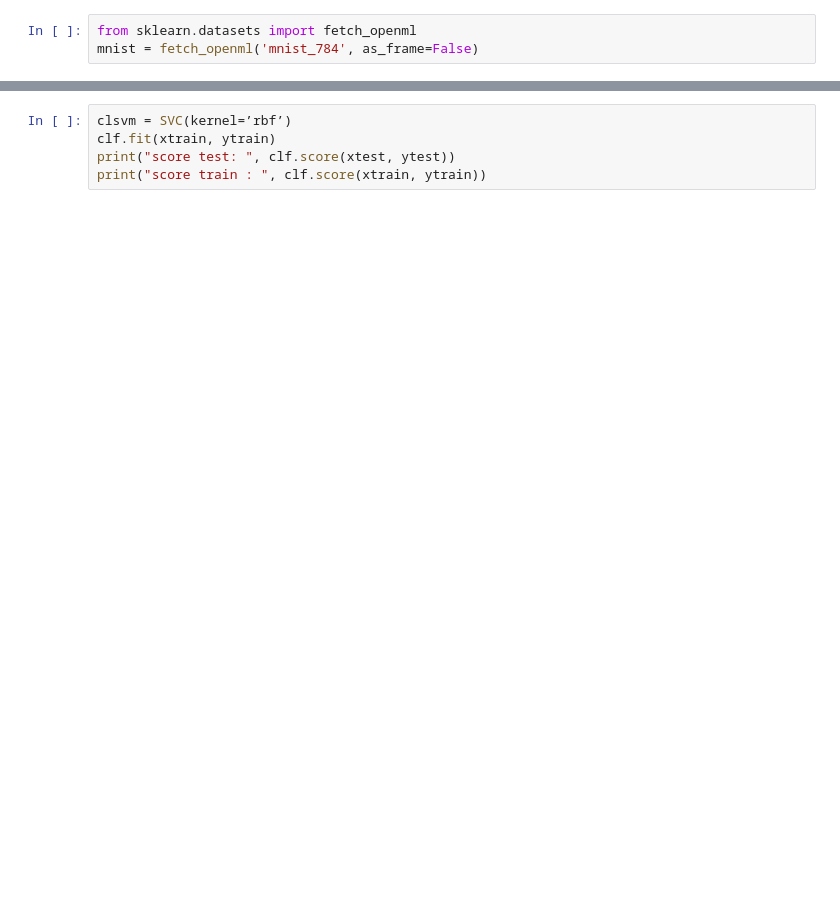
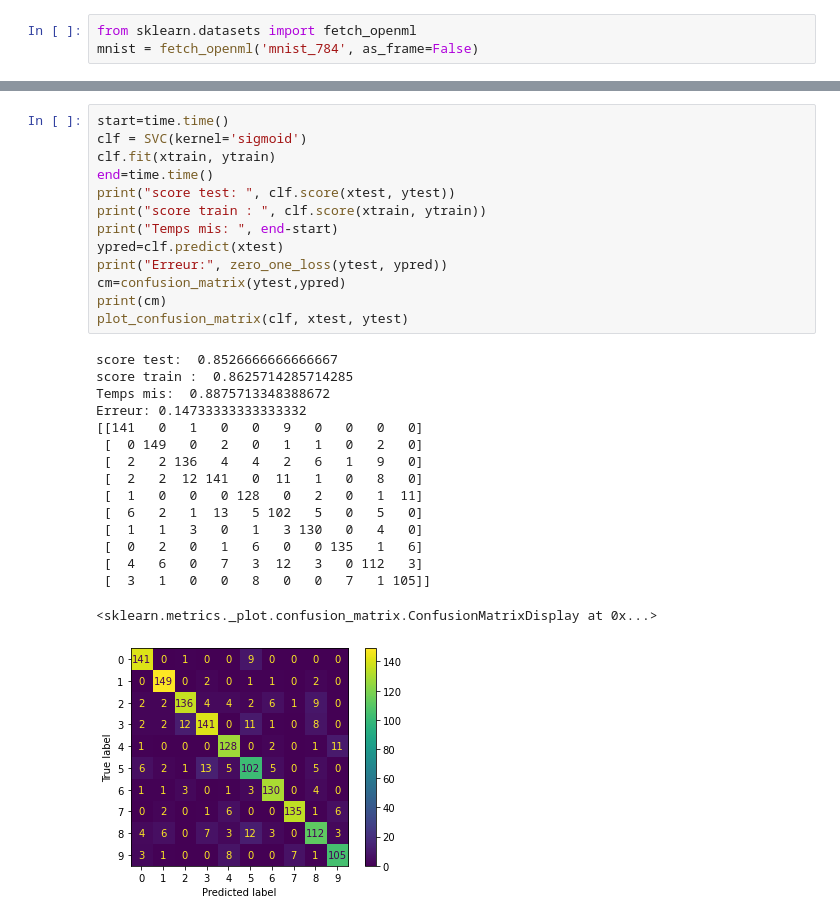
Before and after one commit to Emma-bau/Apprentissage-supervis-, a Jupyter notebook: TP3-supervise.ipynb, the cells around one changed output, grey strips where cells are left out. Cells and saved outputs as stored; diff of their text form; blank space fills up the shorter version.

```diff
--- a/TP3-supervise.ipynb
+++ b/TP3-supervise.ipynb
@@ -28,6 +126,31 @@ print("score train : ", clf.score(xtrain, ytrain))
 # %%
-clsvm = SVC(kernel=’rbf’)
+start=time.time()
+clf = SVC(kernel='sigmoid')
 clf.fit(xtrain, ytrain)
+end=time.time()
 print("score test: ", clf.score(xtest, ytest))
 print("score train : ", clf.score(xtrain, ytrain))
+print("Temps mis: ", end-start)
+ypred=clf.predict(xtest)
+print("Erreur:", zero_one_loss(ytest, ypred))
+cm=confusion_matrix(ytest,ypred)
+print(cm)
+plot_confusion_matrix(clf, xtest, ytest)
+# %% [output]
+score test:  0.8526666666666667
+score train :  0.8625714285714285
+Temps mis:  0.8875713348388672
+Erreur: 0.14733333333333332
+[[141   0   1   0   0   9   0   0   0   0]
+ [  0 149   0   2   0   1   1   0   2   0]
+ [  2   2 136   4   4   2   6   1   9   0]
+ [  2   2  12 141   0  11   1   0   8   0]
+ [  1   0   0   0 128   0   2   0   1  11]
+ [  6   2   1  13   5 102   5   0   5   0]
+ [  1   1   3   0   1   3 130   0   4   0]
+ [  0   2   0   1   6   0   0 135   1   6]
+ [  4   6   0   7   3  12   3   0 112   3]
+ [  3   1   0   0   8   0   0   7   1 105]]
+<sklearn.metrics._plot.confusion_matrix.ConfusionMatrixDisplay at 0x...>
+[figure, added]
 # %%
```
Also changed, not shown: parts of 11 cells of this notebook, 1 other file.
